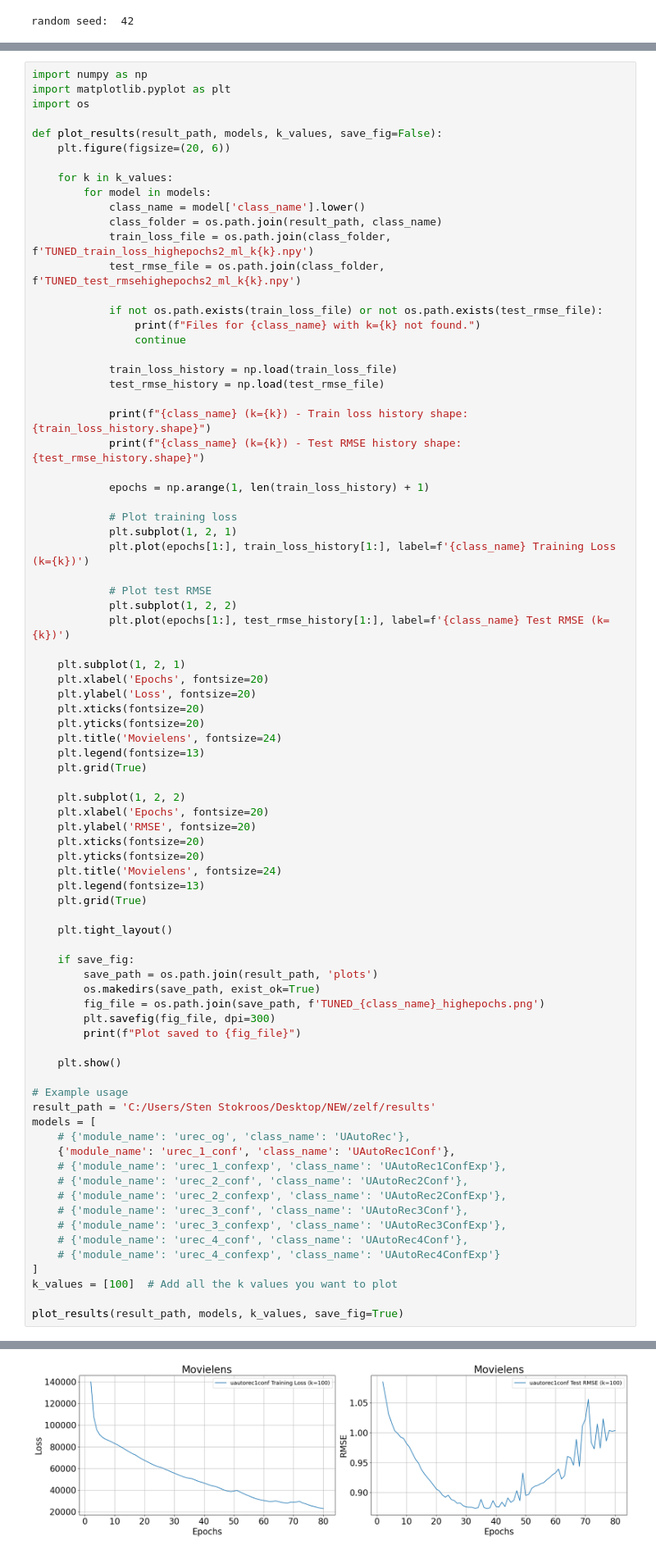
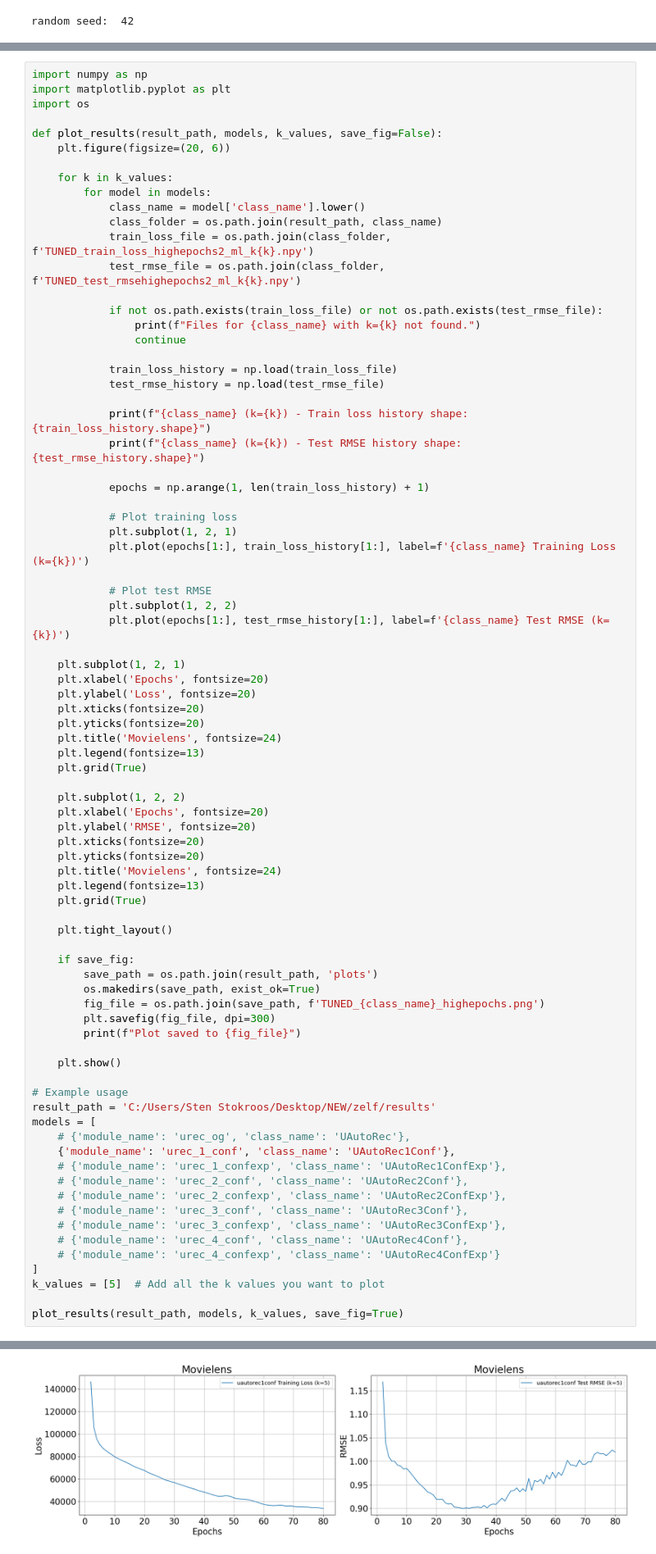
Before and after one commit to SStokroos/NEW, a Jupyter notebook: zelf/Tuning.ipynb, the cells around one changed output, grey strips where cells are left out. Shown at 82% size. Drawn from its saved outputs; the diff is of its cells as text.

```diff
--- a/zelf/Tuning.ipynb
+++ b/zelf/Tuning.ipynb
@@ -434,7 +433,7 @@ models = [
     # {'module_name': 'urec_4_conf', 'class_name': 'UAutoRec4Conf'},
     # {'module_name': 'urec_4_confexp', 'class_name': 'UAutoRec4ConfExp'}
 ]
-k_values = [100]  # Add all the k values you want to plot
+k_values = [5]  # Add all the k values you want to plot
 
 plot_results(result_path, models, k_values, save_fig=True)
 # %% [output]
@@ -443,2 +442,2 @@ uautorec1conf (k=100) - Test RMSE history shape: (80,)
 Plot saved to C:/Users/Sten Stokroos/Desktop/NEW/zelf/results\plots\TUNED_uautorec1conf_highepochs.png
-[figure, old version]
+[figure, new version]
```
Also changed, not shown: parts of 3 cells of this notebook, 27 other files.
